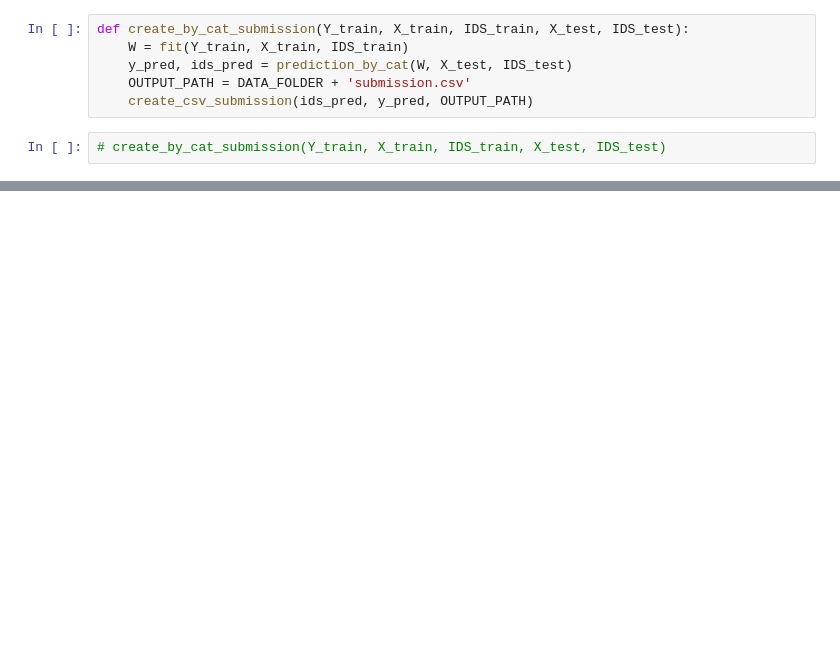
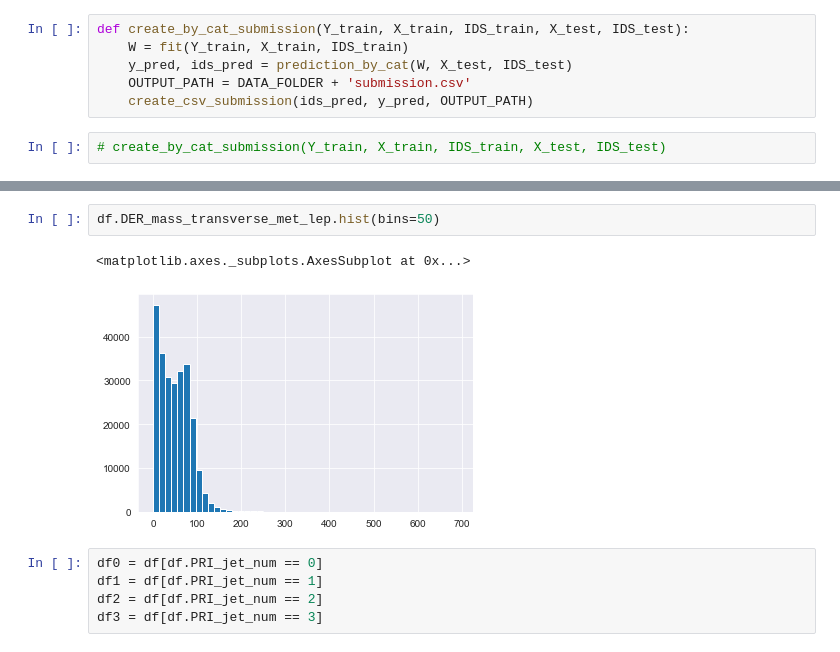
Before and after one commit to hugolepeytre/CS-433-machine-learning, a Jupyter notebook: project1/scripts/categorical_model.ipynb, the cells around one changed output, grey strips where cells are left out. Cells and saved outputs as stored; diff of their text form; blank space fills up the shorter version.

```diff
--- a/project1/scripts/categorical_model.ipynb
+++ b/project1/scripts/categorical_model.ipynb
@@ -104,0 +104,10 @@ def create_by_cat_submission(Y_train, X_train, IDS_train, X_test, IDS_test):
+# %%
+df.DER_mass_transverse_met_lep.hist(bins=50)
+# %% [output]
+<matplotlib.axes._subplots.AxesSubplot at 0x...>
+[figure, added]
+# %%
+df0 = df[df.PRI_jet_num == 0]
+df1 = df[df.PRI_jet_num == 1]
+df2 = df[df.PRI_jet_num == 2]
+df3 = df[df.PRI_jet_num == 3]
```
Also changed, not shown: parts of 19 cells of this notebook, 3 other files.
